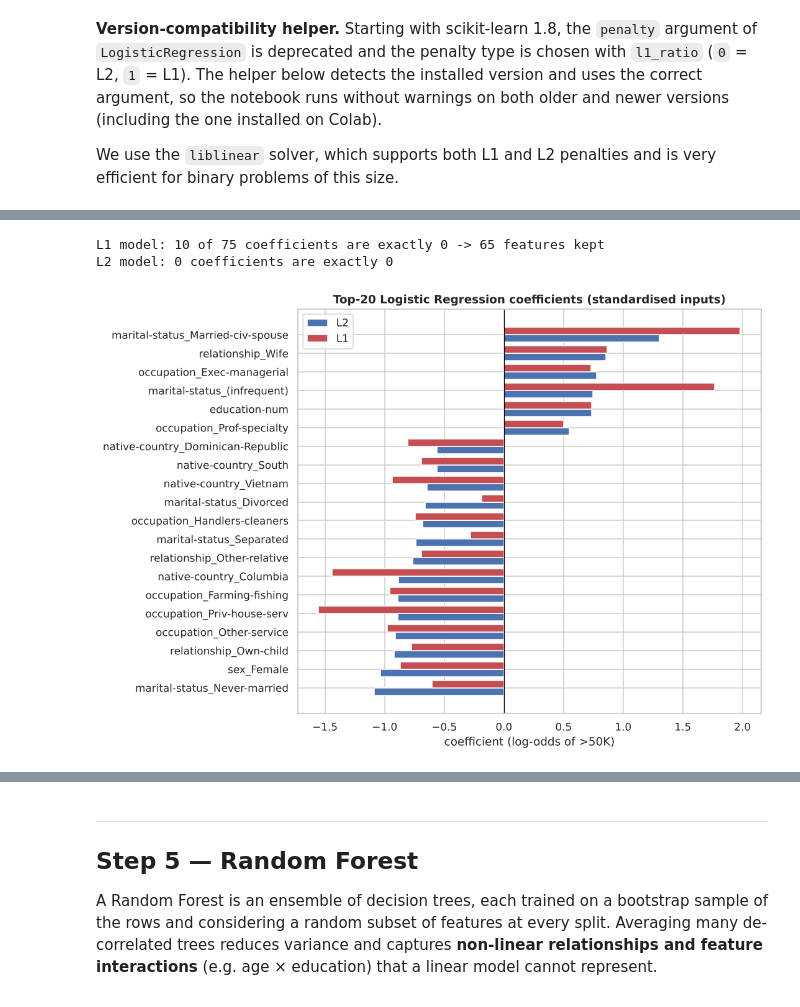
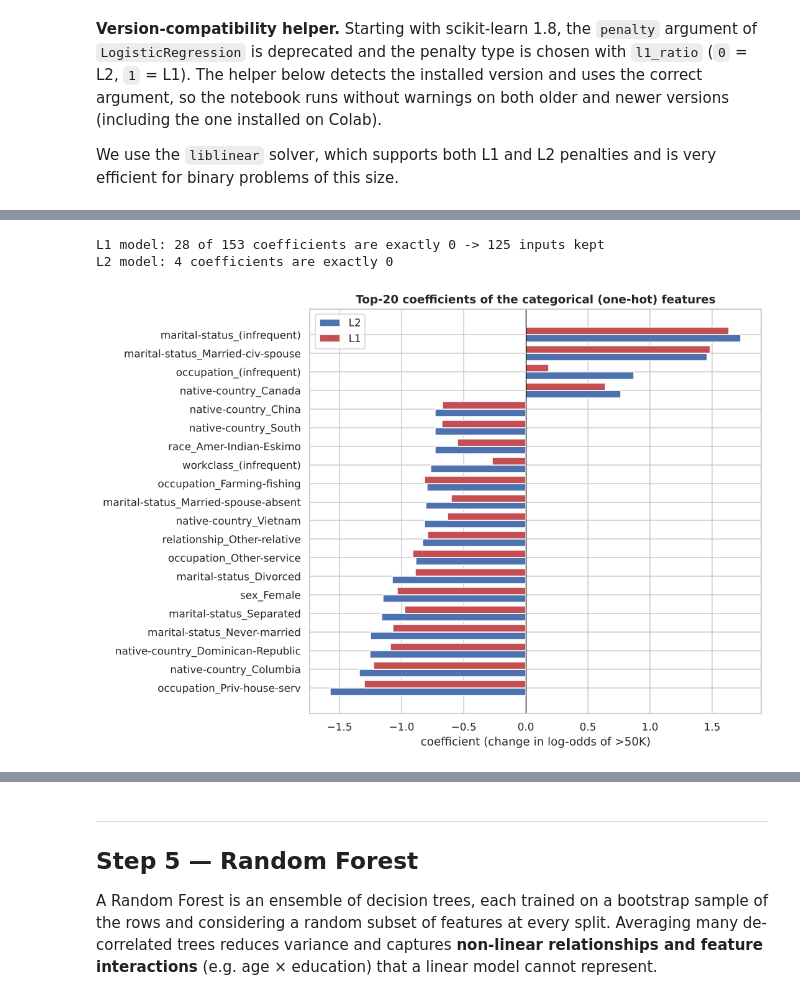
Before and after one commit to hoangminhthanh20042020-cpu/Homework3_datascience, a Jupyter notebook: Homework3_Income_Prediction.ipynb, the cells around one changed output, grey strips where cells are left out. Cells and saved outputs as stored; diff of their text form; code cells hidden in the pictures.

Commit message:
Improve logistic regression with spline features for numerical columns
Co-Authored-By: Claude Opus 5.5 <noreply@anthropic.com>
Claude-Session: https://claude.ai/code/session_01TTySFxMrwXaHXmnwkRf85x

```diff
--- a/Homework3_Income_Prediction.ipynb
+++ b/Homework3_Income_Prediction.ipynb
@@ -551,4 +567,4 @@ def make_logistic_regression(penalty, C=1.0):
 
 CV_5 = StratifiedKFold(n_splits=5, shuffle=True, random_state=RANDOM_STATE)
 SCORING = {"roc_auc": "roc_auc", "accuracy": "accuracy", "f1": "f1"}
-C_GRID = np.logspace(-3, 2, 11)  # 0.001 ... 100
+C_GRID = np.logspace(-3, 1, 9)  # 0.001 ... 10
@@ -554,0 +598,18 @@ C_GRID = np.logspace(-3, 2, 11)  # 0.001 ... 100
+# %%
+KNOT_OPTIONS = [4, 6, 8, 12]
+candidates = {"linear features": make_linear_preprocessor(use_splines=False)}
+candidates.update({f"splines, {k} knots": make_linear_preprocessor(n_knots=k) for k in KNOT_OPTIONS})
+
+feature_comparison = []
+for label, preprocessor in candidates.items():
+    pipe = Pipeline([("preprocess", preprocessor), ("model", make_logistic_regression("l2"))])
+    scores = cross_validate(pipe, X_train, y_train, cv=CV_5, scoring=SCORING, n_jobs=-1)
+    feature_comparison.append({"features": label,
+                               "CV ROC-AUC": scores["test_roc_auc"].mean(),
+                               "CV accuracy": scores["test_accuracy"].mean(),
+                               "CV F1": scores["test_f1"].mean()})
+feature_comparison = pd.DataFrame(feature_comparison).set_index("features")
+
+N_KNOTS = int(feature_comparison.drop(index="linear features")["CV ROC-AUC"].idxmax().split()[1])
+print(f"Selected number of spline knots: {N_KNOTS}")
+feature_comparison.style.format("{:.4f}").highlight_max(color="#C6EFCE")
@@ -557,7 +631,7 @@ C_GRID = np.logspace(-3, 2, 11)  # 0.001 ... 100
 # %%
 logreg_searches = {}
 for penalty in ("l1", "l2"):
-    pipe = Pipeline([("preprocess", linear_preprocessor),
+    pipe = Pipeline([("preprocess", make_linear_preprocessor(n_knots=N_KNOTS)),
                      ("model", make_logistic_regression(penalty))])
     search = GridSearchCV(pipe, {"model__C": C_GRID}, cv=CV_5, scoring=SCORING,
                           refit="roc_auc", n_jobs=-1)
@@ -605,29 +729,33 @@ plt.show()
 # %%
 feature_names = [name.replace("infrequent_sklearn", "(infrequent)") for name in
                  logreg_l2.named_steps["preprocess"].get_feature_names_out()]
 coefs = pd.DataFrame({
     "L1": logreg_l1.named_steps["model"].coef_.ravel(),
     "L2": logreg_l2.named_steps["model"].coef_.ravel(),
 }, index=feature_names)
 
 n_zero = int((coefs["L1"].abs() < 1e-10).sum())
 print(f"L1 model: {n_zero} of {len(coefs)} coefficients are exactly 0 "
-      f"-> {len(coefs) - n_zero} features kept")
+      f"-> {len(coefs) - n_zero} inputs kept")
 print(f"L2 model: {int((coefs['L2'].abs() < 1e-10).sum())} coefficients are exactly 0")
 
-top = coefs.loc[coefs["L2"].abs().sort_values(ascending=False).index[:20]].sort_values("L2")
+# Categorical (one-hot) coefficients are directly interpretable: plot the 20 largest.
+is_categorical = [name.split("_")[0] in CATEGORICAL_FEATURES for name in coefs.index]
+cat_coefs = coefs[is_categorical]
+top = cat_coefs.loc[cat_coefs["L2"].abs().sort_values(ascending=False).index[:20]].sort_values("L2")
+
 fig, ax = plt.subplots(figsize=(10, 7))
 y_pos = np.arange(len(top))
 ax.barh(y_pos - 0.2, top["L2"], height=0.4, color="#4C72B0", label="L2")
 ax.barh(y_pos + 0.2, top["L1"], height=0.4, color="#C44E52", label="L1")
 ax.set_yticks(y_pos, top.index)
 ax.axvline(0, color="black", lw=0.8)
-ax.set(title="Top-20 Logistic Regression coefficients (standardised inputs)",
-       xlabel="coefficient (log-odds of >50K)")
+ax.set(title="Top-20 coefficients of the categorical (one-hot) features",
+       xlabel="coefficient (change in log-odds of >50K)")
 ax.legend()
 plt.tight_layout()
 plt.show()
 # %% [output]
-L1 model: 10 of 75 coefficients are exactly 0 -> 65 features kept
-L2 model: 0 coefficients are exactly 0
+L1 model: 28 of 153 coefficients are exactly 0 -> 125 inputs kept
+L2 model: 4 coefficients are exactly 0
-[figure, old version]
+[figure, new version]
```
Also changed, not shown: parts of 33 cells of this notebook, 1 other file.
